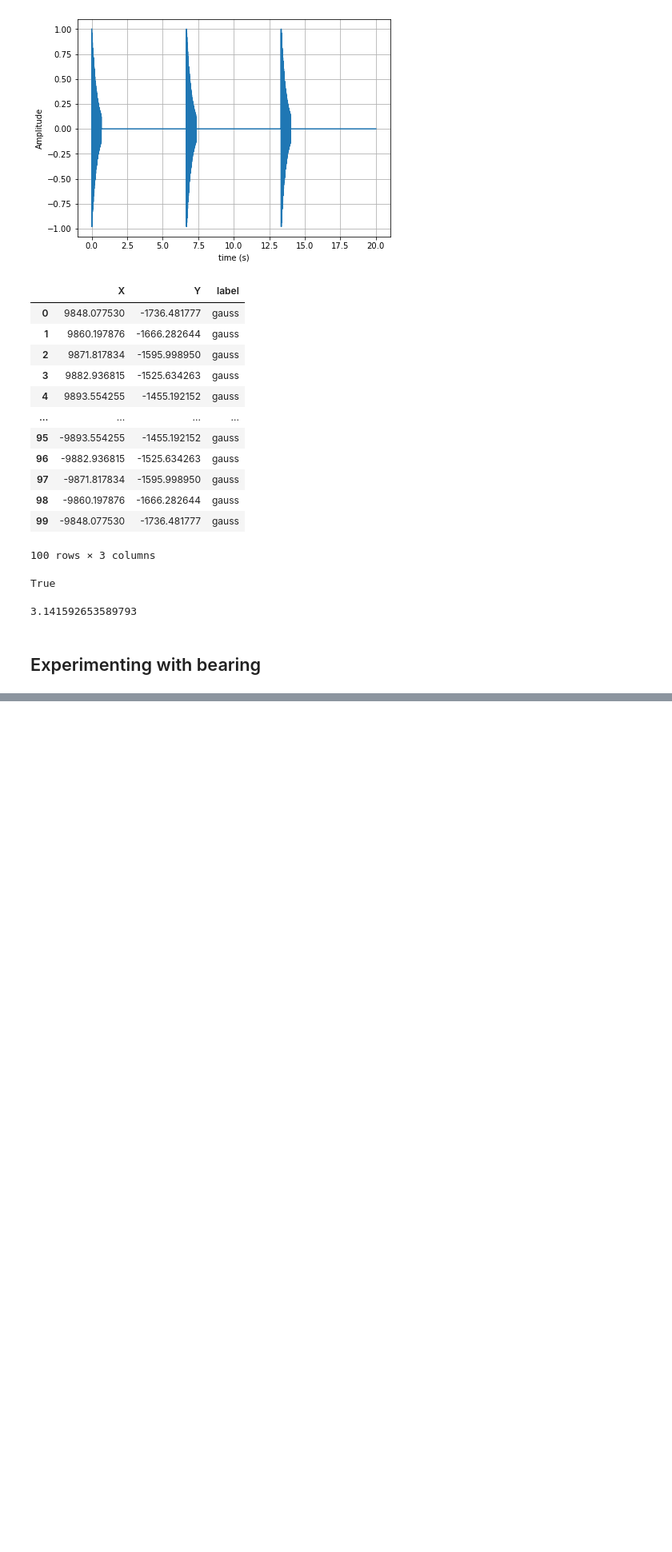
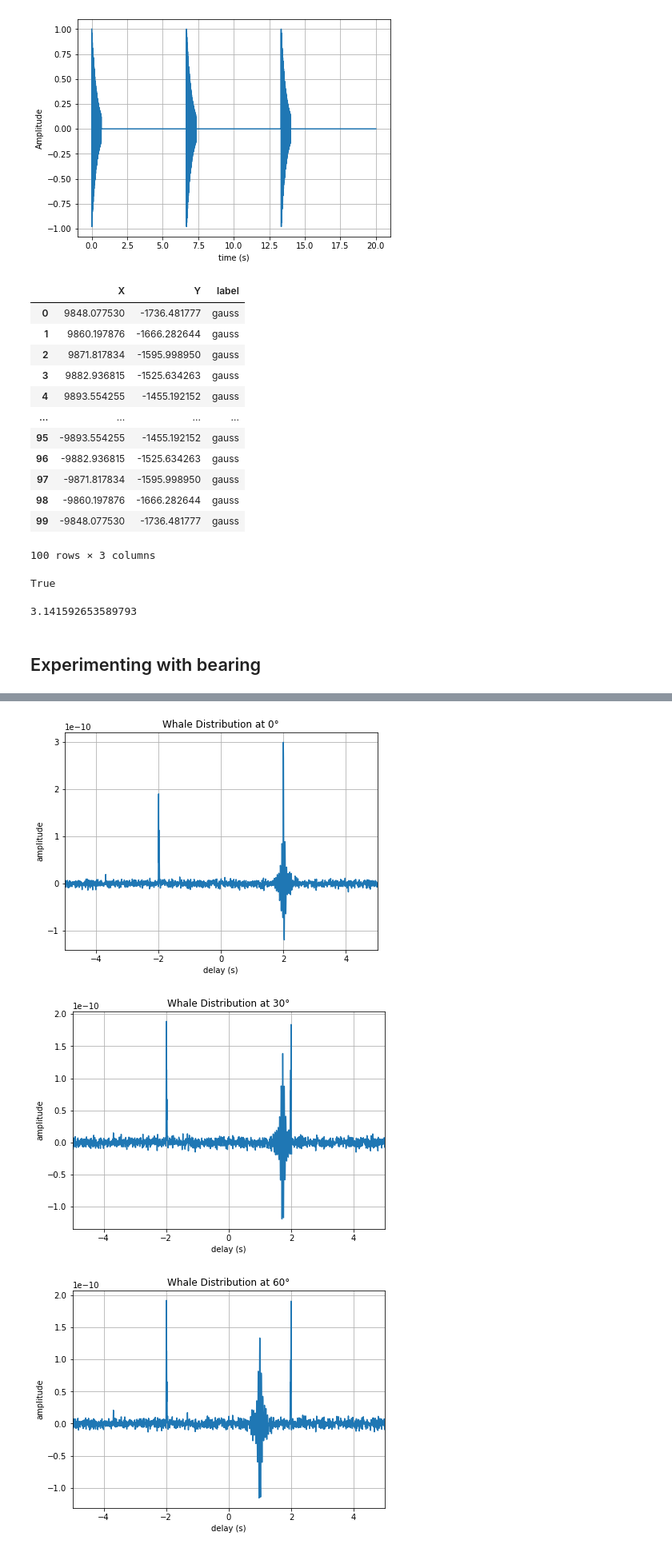
Before and after one commit to John-Ragland/NI_simulation, a Jupyter notebook: scripts/20Hz_noise.ipynb, the cells around one changed output, grey strips where cells are left out. Shown at 80% size. Saved outputs shown, nothing was run; the diff lists cells and outputs as text; code cells hidden in the pictures; blank space fills up the shorter version.

```diff
--- a/scripts/20Hz_noise.ipynb
+++ b/scripts/20Hz_noise.ipynb
@@ -223,0 +203,25 @@ plt.plot(xA)
+# %%
+# Add whales
+# create whale distribution
+degs = [0, 30, 60, 90, 120, 150, 180]
+
+for deg in degs:
+    source_distribution = ni_sim.source_distribution2D()
+    source_distribution.add_custom_sources(label='fin_model', coord=(13000,deg))
+    whale_sources = source_distribution.sources
+    _ = env.add_whale_signals(whale_sources)
+
+    nccf_whale = env.correlate(whale=True)
+    fig = plt.figure(figsize=(7,5))
+    plt.plot(env.t_nccf, nccf_whale)
+    plt.xlim([-5,5])
+    plt.grid()
+    plt.title(f'Whale Distribution at {deg}°')
+    plt.xlabel('delay (s)')
+    plt.ylabel('amplitude')
+
+    fig.savefig(f'whale_bearing_{deg}.png',dpi=300)
+# %% [output]
+[figure, added]
+[figure, added]
+[figure, added]
```
Also changed, not shown: parts of 5 cells of this notebook, 1 other file.
